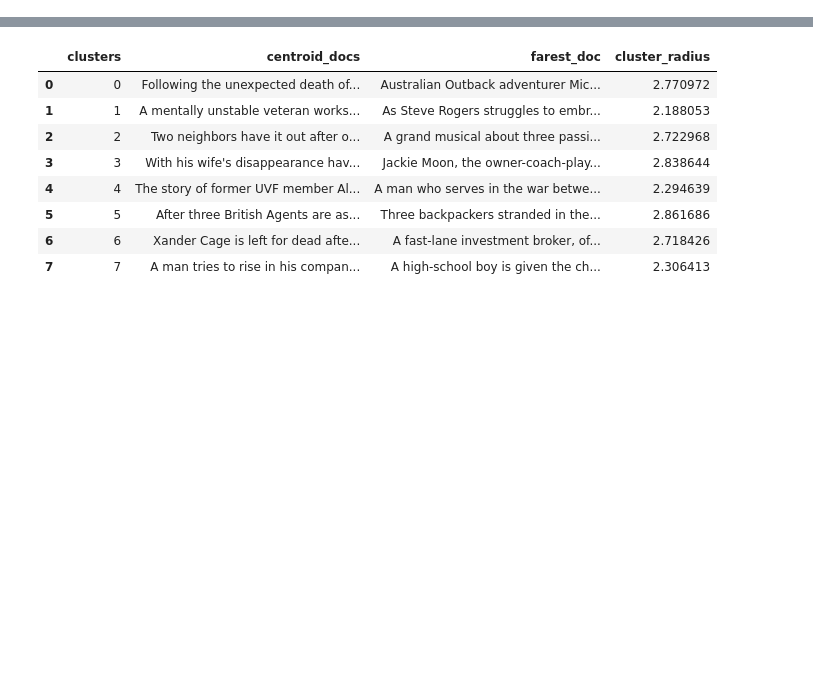
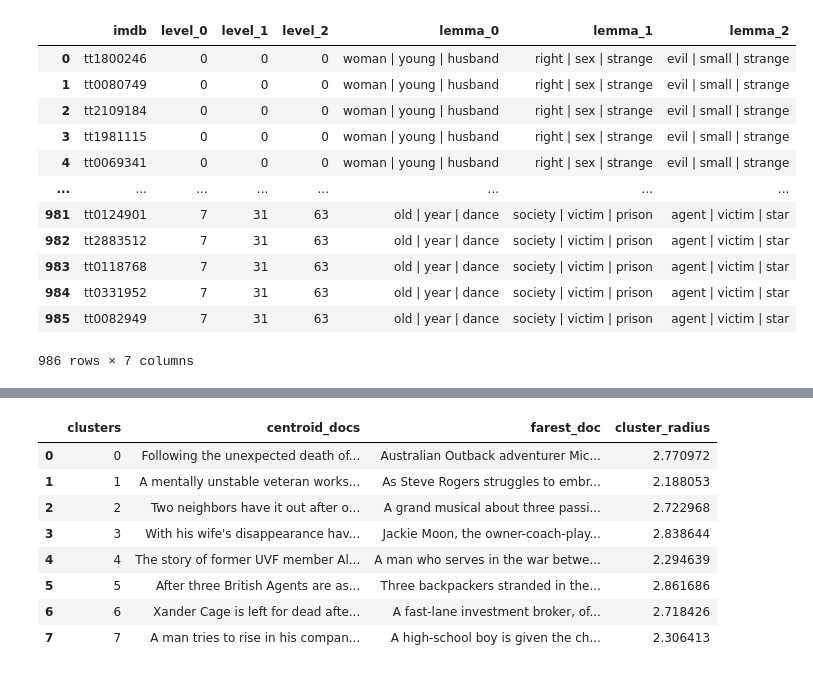
Before and after one commit to charlesdedampierre/bunkatech, a Jupyter notebook: test_nested_class.ipynb, the cells around one changed output, grey strips where cells are left out. Cells and saved outputs as stored; diff of their text form; code cells hidden in the pictures; blank space fills up the shorter version.

```diff
--- a/test_nested_class.ipynb
+++ b/test_nested_class.ipynb
@@ -39,0 +39,16 @@ ValueError: Length mismatch: Expected axis has 3007 elements, new values have 29
+# %%
+nested.h_clusters_names
+# %% [output]
+|  | imdb | level_0 | level_1 | level_2 | lemma_0 | lemma_1 | lemma_2 |
+| 0 | tt1800246 | 0 | 0 | 0 | woman | young | husband | right | sex | strange | evil | small | strange |
+| 1 | tt0080749 | 0 | 0 | 0 | woman | young | husband | right | sex | strange | evil | small | strange |
+| 2 | tt2109184 | 0 | 0 | 0 | woman | young | husband | right | sex | strange | evil | small | strange |
+| 3 | tt1981115 | 0 | 0 | 0 | woman | young | husband | right | sex | strange | evil | small | strange |
+| 4 | tt0069341 | 0 | 0 | 0 | woman | young | husband | right | sex | strange | evil | small | strange |
+| ... | ... | ... | ... | ... | ... | ... | ... |
+| 981 | tt0124901 | 7 | 31 | 63 | old | year | dance | society | victim | prison | agent | victim | star |
+| 982 | tt2883512 | 7 | 31 | 63 | old | year | dance | society | victim | prison | agent | victim | star |
+| 983 | tt0118768 | 7 | 31 | 63 | old | year | dance | society | victim | prison | agent | victim | star |
+| 984 | tt0331952 | 7 | 31 | 63 | old | year | dance | society | victim | prison | agent | victim | star |
+| 985 | tt0082949 | 7 | 31 | 63 | old | year | dance | society | victim | prison | agent | victim | star |
+986 rows × 7 columns
```
Also changed, not shown: parts of 7 cells of this notebook, 7 other files.
